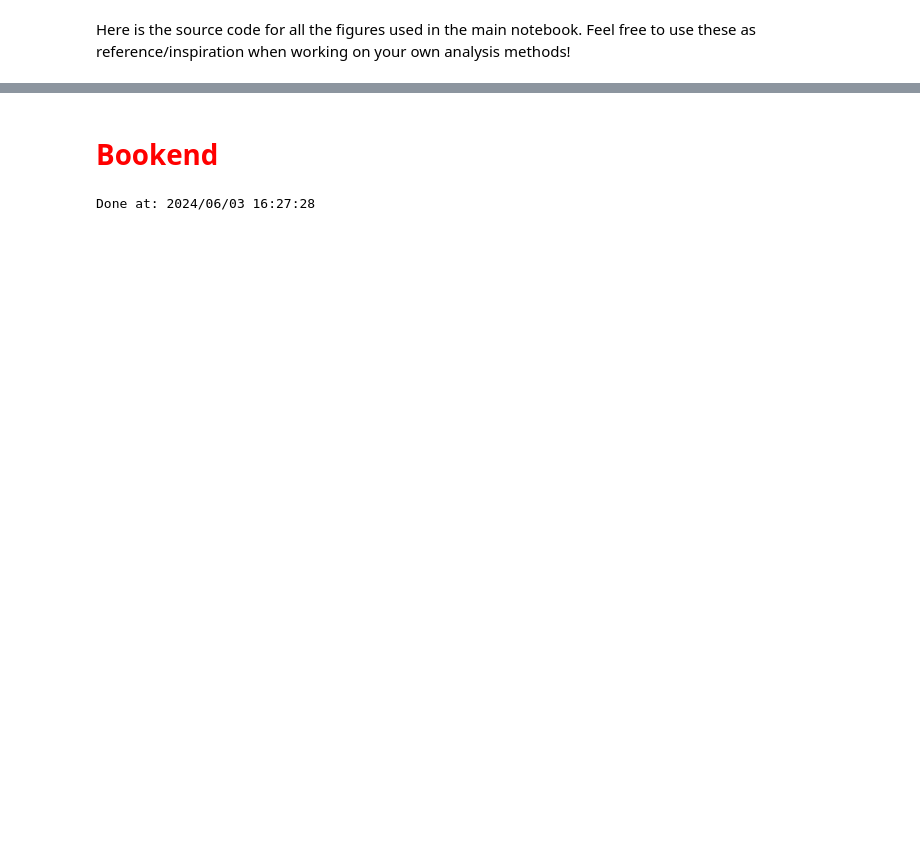
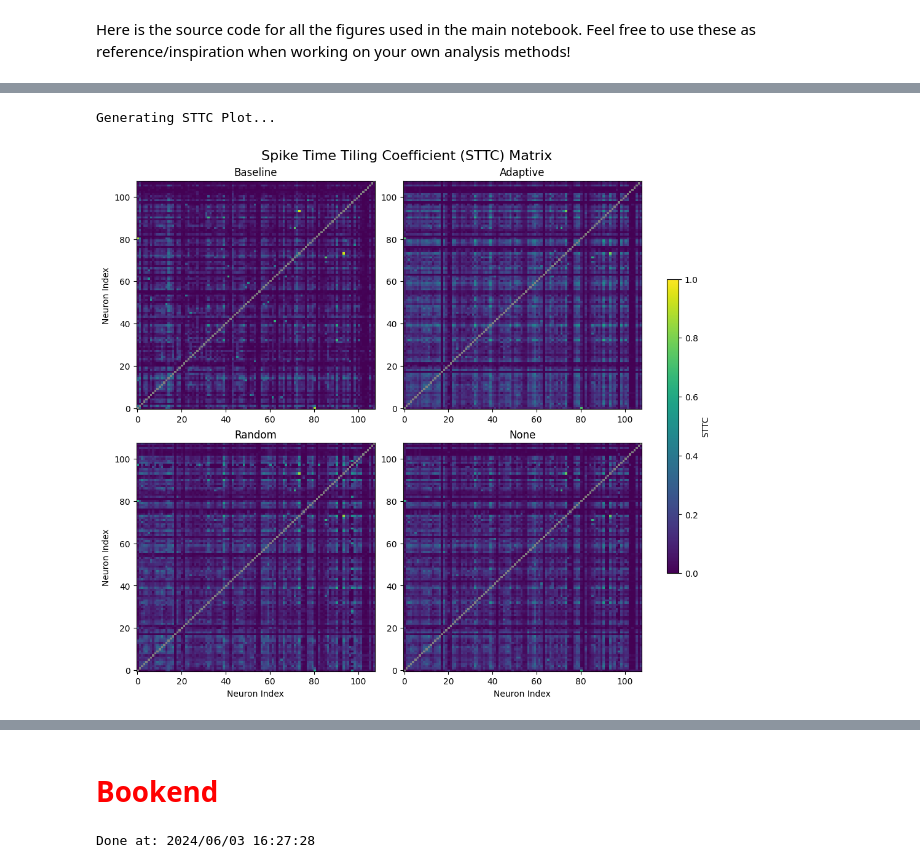
Before and after one commit to Braingeneers-Education/WetAI-Final-Project-Spring-2025, a Jupyter notebook: cartpole_analysis_source_code.ipynb, the cells around one changed output, grey strips where cells are left out. Cells and saved outputs as stored; diff of their text form; code cells hidden in the pictures; blank space fills up the shorter version.

```diff
--- a/cartpole_analysis_source_code.ipynb
+++ b/cartpole_analysis_source_code.ipynb
@@ -181,0 +629,38 @@ def plot_evectmatrix(sd):
+# %%
+# ====== Plot 3: Spike Time Tiling Coefficient (STTC) ======
+print("Generating STTC Plot...")
+# Enable constrained_layout=True
+fig_sttc, axs_sttc = plt.subplots(2, 2, figsize=(10, 9),
+                                  constrained_layout=True)
+axs_sttc = axs_sttc.flatten()
+fig_sttc.suptitle('Spike Time Tiling Coefficient (STTC) Matrix', fontsize=16)
+
+norm_sttc = mcolors.Normalize(vmin=0, vmax=1)
+cmap_sttc = plt.get_cmap('viridis')
+cmap_sttc.set_bad(color='grey')
+
+last_im = None
+for i, ax in enumerate(axs_sttc):
+    name = plot_names[i]
+    if name in infos and infos[name]['sttc'].size > 0:
+        im = ax.imshow(infos[name]['sttc'], cmap=cmap_sttc, norm=norm_sttc, origin='lower', interpolation='nearest', aspect='auto')
+        last_im = im
+        ax.set_title(name)
+        if i >= 2: ax.set_xlabel('Neuron Index')
+        if i % 2 == 0: ax.set_ylabel('Neuron Index')
+    else:
+        ax.set_title(f"{name} (No STTC Data)")
+        ax.axis('off')
+
+# Add a single colorbar, referencing the last image object plotted
+if last_im is not None:
+    # Constrained layout works well with ax=list
+    fig_sttc.colorbar(last_im, ax=axs_sttc.tolist(), shrink=0.6, aspect=25, label='STTC')
+else:
+    print("Warning: No STTC data plotted, skipping colorbar.")
+
+# No plt.tight_layout() needed when using constrained_layout=True
+plt.show()
+# %% [output]
+Generating STTC Plot...
+[figure, added]
```
Also changed, not shown: parts of 18 cells of this notebook, 2 other files.
